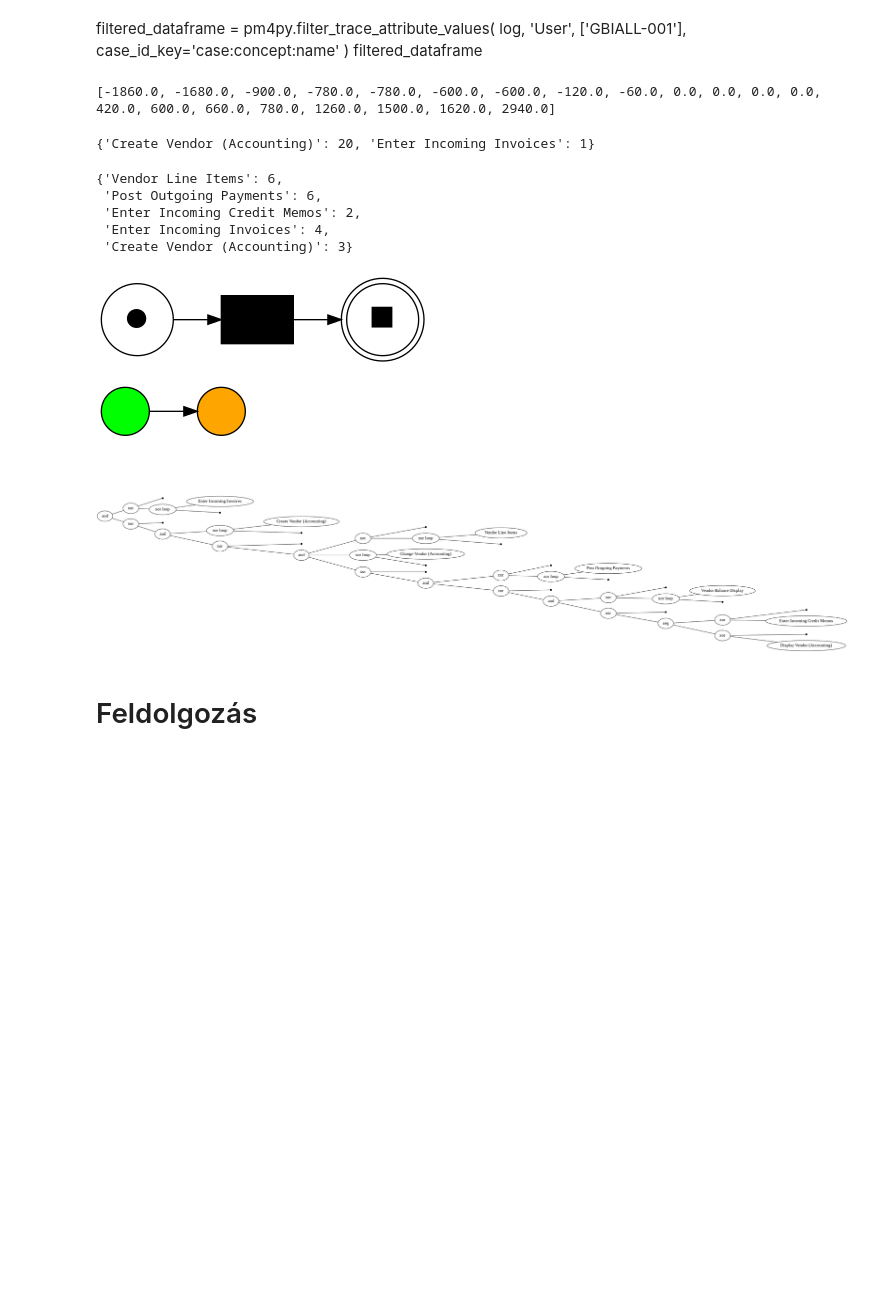
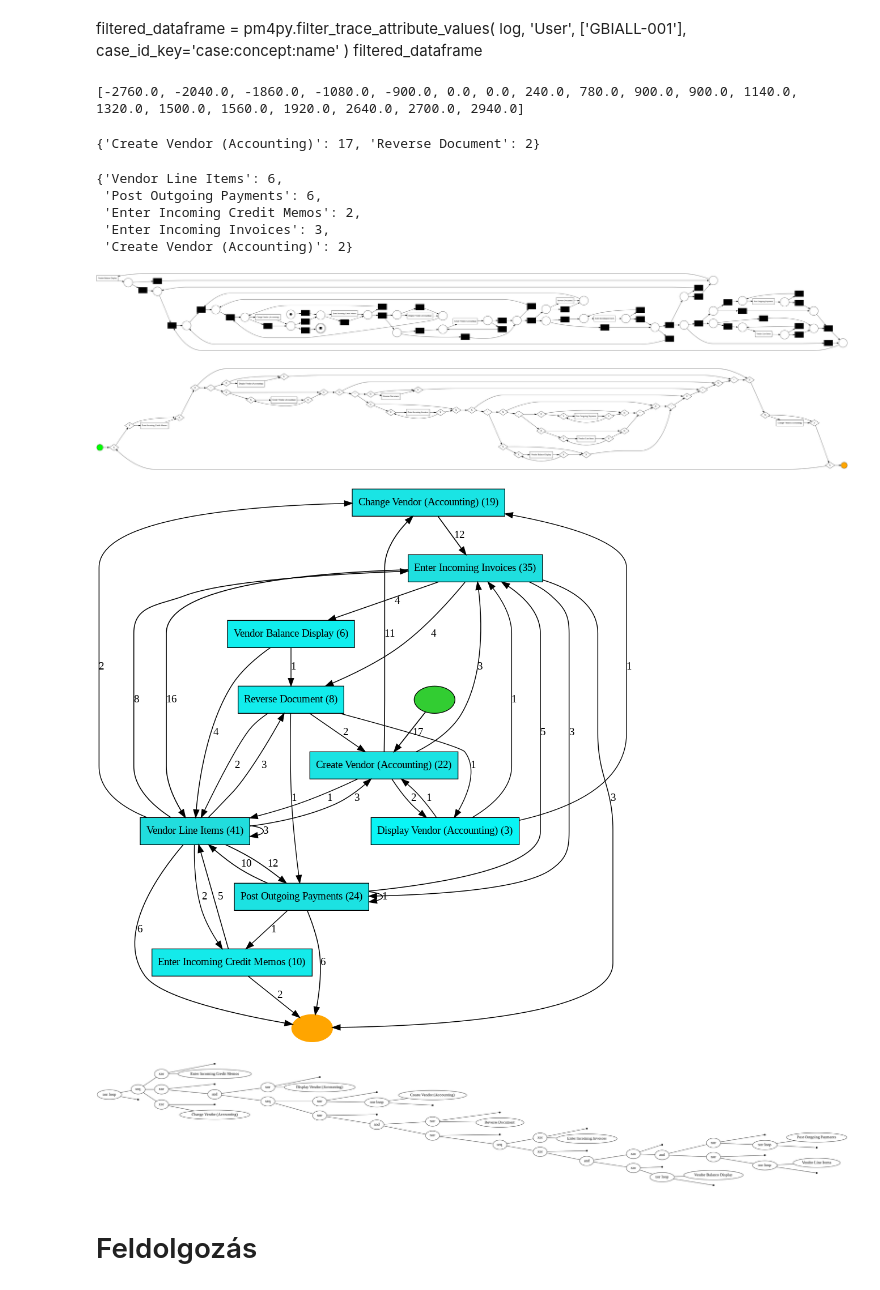
Before and after one commit to szabild/procmin2, a Jupyter notebook: procmin0314.ipynb, the cells around one changed output. Drawn from its saved outputs; the diff is of its cells as text; code cells hidden in the pictures; blank space fills up the shorter version.

```diff
--- a/procmin0314.ipynb
+++ b/procmin0314.ipynb
@@ -38,7 +38,7 @@ Successfully installed deprecation-2.1.0 intervaltree-3.1.0 pm4py-2.7.14
 # %%
 import pandas as pd
 import pm4py
-df = pd.read_csv('/content/exportgbiall01_05_all3.csv',sep=";",names = ['Timestamp','org:resource','case:concept:name', 'transaction', 'concept:name','dialog_steps', 'total response time (s)', 'average response time per dialog steps(ms)', 'total CPU time(s)', 'average CPU time(ms)', 'total database time(s)'],usecols = [1,2,3,4,5,6,7,8,9,10,11])
+df = pd.read_csv('/content/exportgbiall01_05_all4.csv',sep=";",names = ['Timestamp','org:resource','case:concept:name', 'transaction', 'concept:name','dialog_steps', 'total response time (s)', 'average response time per dialog steps(ms)', 'total CPU time(s)', 'average CPU time(ms)', 'total database time(s)'],usecols = [1,2,3,4,5,6,7,8,9,10,11])
 print(df)
 logcost = pm4py.format_dataframe(df, case_id = 'case:concept:name', activity_key= 'concept:name', timestamp_key= 'Timestamp')
 logcost['time:timestamp'] = pd.to_datetime(df.Timestamp)
@@ -89,33 +106,33 @@ pm4py.view_transition_system(transition_system)
 case_duration = pm4py.get_all_case_durations(logcost)
 print(case_duration)
 # %% [output]
-[-1860.0, -1680.0, -900.0, -780.0, -780.0, -600.0, -600.0, -120.0, -60.0, 0.0, 0.0, 0.0, 0.0, 420.0, 600.0, 660.0, 780.0, 1260.0, 1500.0, 1620.0, 2940.0]
+[-2760.0, -2040.0, -1860.0, -1080.0, -900.0, 0.0, 0.0, 240.0, 780.0, 900.0, 900.0, 1140.0, 1320.0, 1500.0, 1560.0, 1920.0, 2640.0, 2700.0, 2940.0]
 # %%
 pm4py.get_start_activities(logcost)
 # %% [output]
-{'Create Vendor (Accounting)': 20, 'Enter Incoming Invoices': 1}
+{'Create Vendor (Accounting)': 17, 'Reverse Document': 2}
 # %%
 pm4py.get_end_activities(logcost)
 # %% [output]
 {'Vendor Line Items': 6,
  'Post Outgoing Payments': 6,
  'Enter Incoming Credit Memos': 2,
- 'Enter Incoming Invoices': 4,
- 'Create Vendor (Accounting)': 3}
+ 'Enter Incoming Invoices': 3,
+ 'Create Vendor (Accounting)': 2}
 # %%
-filt_log2 = pm4py.filter_start_activities(logcost, {'Change Document'})
+filt_log2 = pm4py.filter_start_activities(logcost, {'Create Vendor (Accounting)'})
 net, initial_marking, final_marking = pm4py.discover_petri_net_inductive(filt_log2, activity_key='concept:name', case_id_key='case:concept:name', timestamp_key='time:timestamp')
 pm4py.view_petri_net(net, initial_marking, final_marking)
 
 bpmn_model = pm4py.discover_bpmn_inductive(filt_log2)
 pm4py.view_bpmn(bpmn_model)
 
 map = pm4py.discover_heuristics_net(filt_log2)
 pm4py.view_heuristics_net(map)
 # %% [output]
-[figure, old version]
+[figure, new version]
-[figure, old version]
+[figure, new version]
-[figure, old version]
+[figure, new version]
 # %%
 filtered_log = pm4py.filter_trace_attribute_values(
     logcost,
@@ -129,7 +146,7 @@ pm4py.view_heuristics_net(map)
 process_tree = pm4py.discover_process_tree_inductive(logcost)
 pm4py.view_process_tree(process_tree)
 # %% [output]
-[figure, old version]
+[figure, new version]
 # %% [markdown]
 # Feldolgozás
 # %%
```
Also changed, not shown: parts of 8 cells of this notebook.
